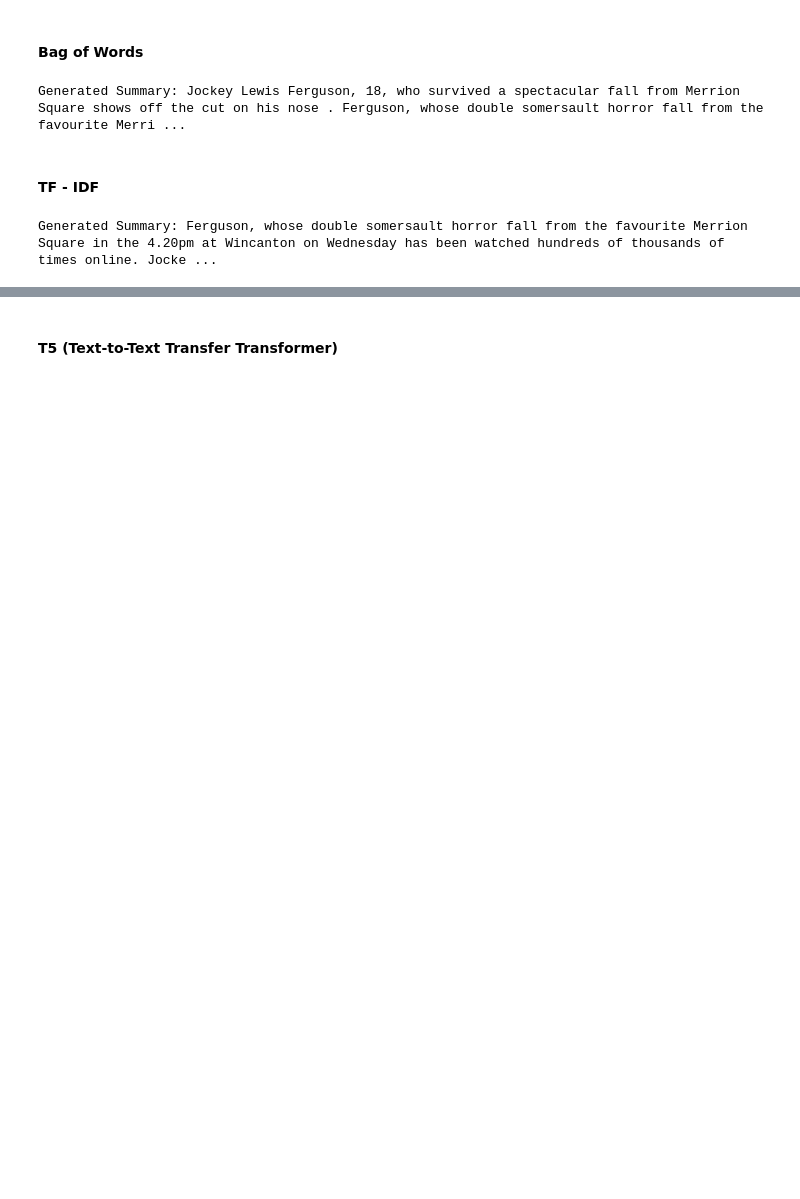
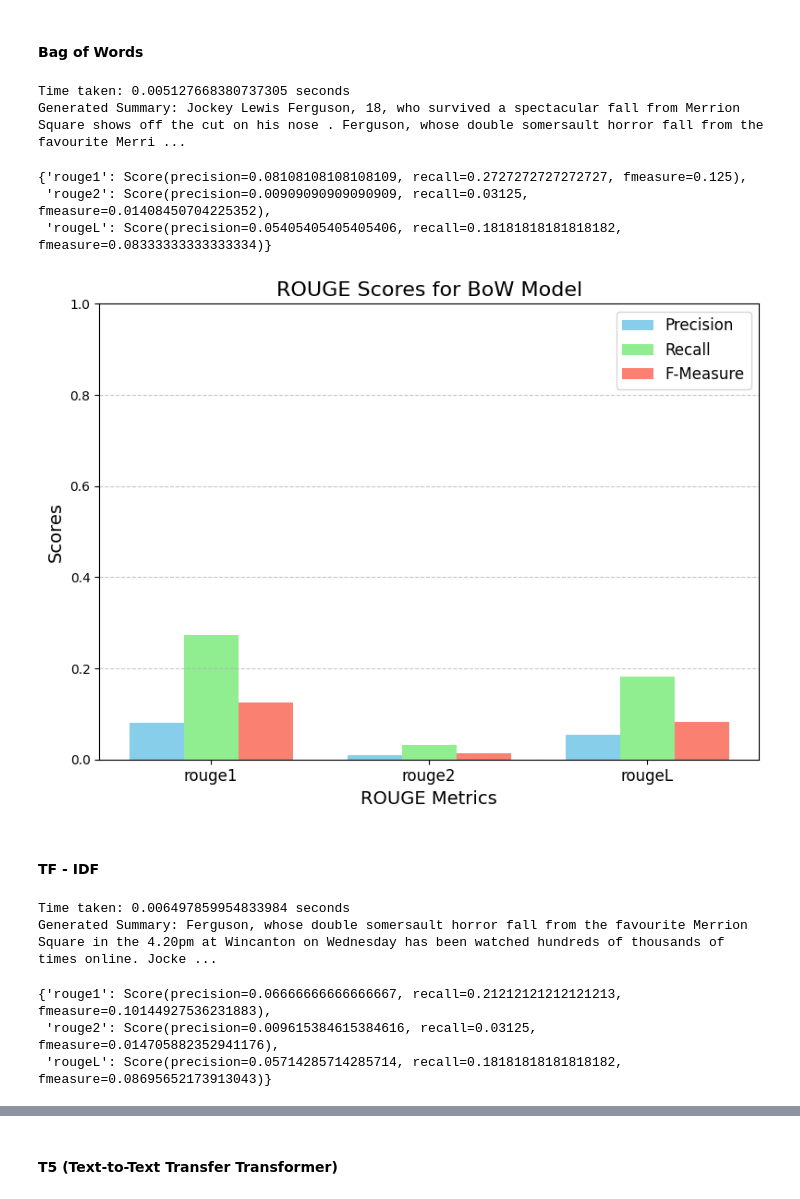
Before and after one commit to SHARONZACHARIA/DS-Project_BERT_NLP, a Jupyter notebook: text_summarization_project/notebooks/Bert_NLP_Text_Project_Updated.ipynb, the cells around one changed output, grey strips where cells are left out. Saved outputs shown, nothing was run; the diff lists cells and outputs as text; code cells hidden in the pictures; blank space fills up the shorter version.

Commit message:
added inference times

```diff
--- a/text_summarization_project/notebooks/Bert_NLP_Text_Project_Updated.ipynb
+++ b/text_summarization_project/notebooks/Bert_NLP_Text_Project_Updated.ipynb
@@ -190,8 +194,14 @@ data = load_cnn_daily_mail_dataset(csv_path)
 example_article = data[1]["article"]
 
 # Generate summary for an example article
+start_time = time.time()
 summary = summarize_with_bow(example_article)
+end_time = time.time()
+BoW_Inference_time = end_time - start_time
+Inference_times['BoW'] = BoW_Inference_time
+print(f"Time taken: {end_time - start_time} seconds")
 # print("Original Article:", example_article)
 print("Generated Summary:", summary)
 # %% [output]
+Time taken: 0.005127668380737305 seconds
 Generated Summary: Jockey Lewis Ferguson, 18, who survived a spectacular fall from Merrion Square shows off the cut on his nose . Ferguson, whose double somersault horror fall from the favourite Merri ...
@@ -198,3 +213,43 @@ Generated Summary: Jockey Lewis Ferguson, 18, who survived a spectacular fall fr
+# %%
+Bow_summary = summarize_with_bow(example_article)
+Calculate_Rouge_Bow(Bow_summary,original_summary)
+# %% [output]
+{'rouge1': Score(precision=0.08108108108108109, recall=0.2727272727272727, fmeasure=0.125),
+ 'rouge2': Score(precision=0.00909090909090909, recall=0.03125, fmeasure=0.01408450704225352),
+ 'rougeL': Score(precision=0.05405405405405406, recall=0.18181818181818182, fmeasure=0.08333333333333334)}
+# %%
+def plot_rouge_BoW(rouge_scores):
+    metrics = ['rouge1', 'rouge2', 'rougeL']
+    precision = [rouge_scores[metric].precision for metric in metrics]
+    recall = [rouge_scores[metric].recall for metric in metrics]
+    fmeasure = [rouge_scores[metric].fmeasure for metric in metrics]
+
+    # Set up the bar width and positions
+    bar_width = 0.25
+    x = np.arange(len(metrics))  # Positions for the bars
+
+    # Plot the bars
+    plt.figure(figsize=(8, 6))
+    plt.bar(x - bar_width, precision, width=bar_width, label='Precision', color='skyblue')
+    plt.bar(x, recall, width=bar_width, label='Recall', color='lightgreen')
+    plt.bar(x + bar_width, fmeasure, width=bar_width, label='F-Measure', color='salmon')
+
+    # Add labels and title
+    plt.xticks(x, metrics, fontsize=12)
+    plt.xlabel("ROUGE Metrics", fontsize=14)
+    plt.ylabel("Scores", fontsize=14)
+    plt.title("ROUGE Scores for BoW Model", fontsize=16)
+    plt.legend(fontsize=12)
+    plt.ylim(0, 1)
+    plt.grid(axis='y', linestyle='--', alpha=0.7)
+    plt.tight_layout()
+
+    # Show the plot
+    plt.show()
+
+plot_rouge_BoW(Calculate_Rouge_Bow(Bow_summary,original_summary))
+# %% [output]
+[figure, added]
 # %% [markdown]
 #### **TF - IDF**
 # %%
@@ -225,8 +280,14 @@ def summarize_with_tfidf(article_text, num_sentences=5):
 
 # Generate summary
 example_article = data_samples[1]["article"]
+start_time = time.time()
 summary = summarize_with_tfidf(example_article)
+end_time = time.time()
+TF_IDF_Inference_time = end_time - start_time
+Inference_times['TF-IDF'] = TF_IDF_Inference_time
+print(f"Time taken: {end_time - start_time} seconds")
 # print("Original Article:", example_article)
 print("Generated Summary:", summary)
 # %% [output]
+Time taken: 0.006497859954833984 seconds
 Generated Summary: Ferguson, whose double somersault horror fall from the favourite Merrion Square in the 4.20pm at Wincanton on Wednesday has been watched hundreds of thousands of times online. Jocke ...
@@ -232,0 +299,7 @@ Generated Summary: Ferguson, whose double somersault horror fall from the favour
+# %%
+TF_IDF_summary = summarize_with_tfidf(example_article)
+Calculate_Rouge_TFIDF(TF_IDF_summary,original_summary)
+# %% [output]
+{'rouge1': Score(precision=0.06666666666666667, recall=0.21212121212121213, fmeasure=0.10144927536231883),
+ 'rouge2': Score(precision=0.009615384615384616, recall=0.03125, fmeasure=0.014705882352941176),
+ 'rougeL': Score(precision=0.05714285714285714, recall=0.18181818181818182, fmeasure=0.08695652173913043)}
```
Also changed, not shown: parts of 43 cells of this notebook.
